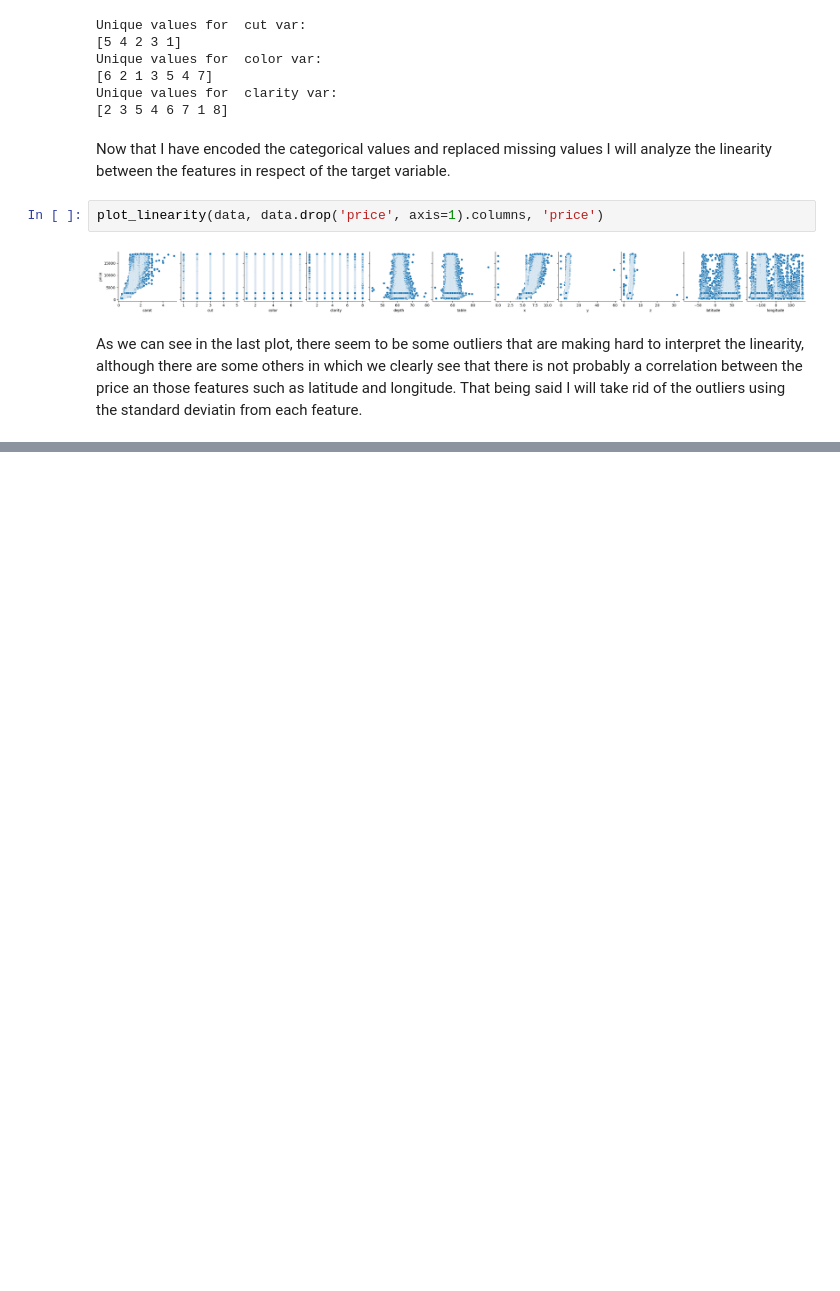
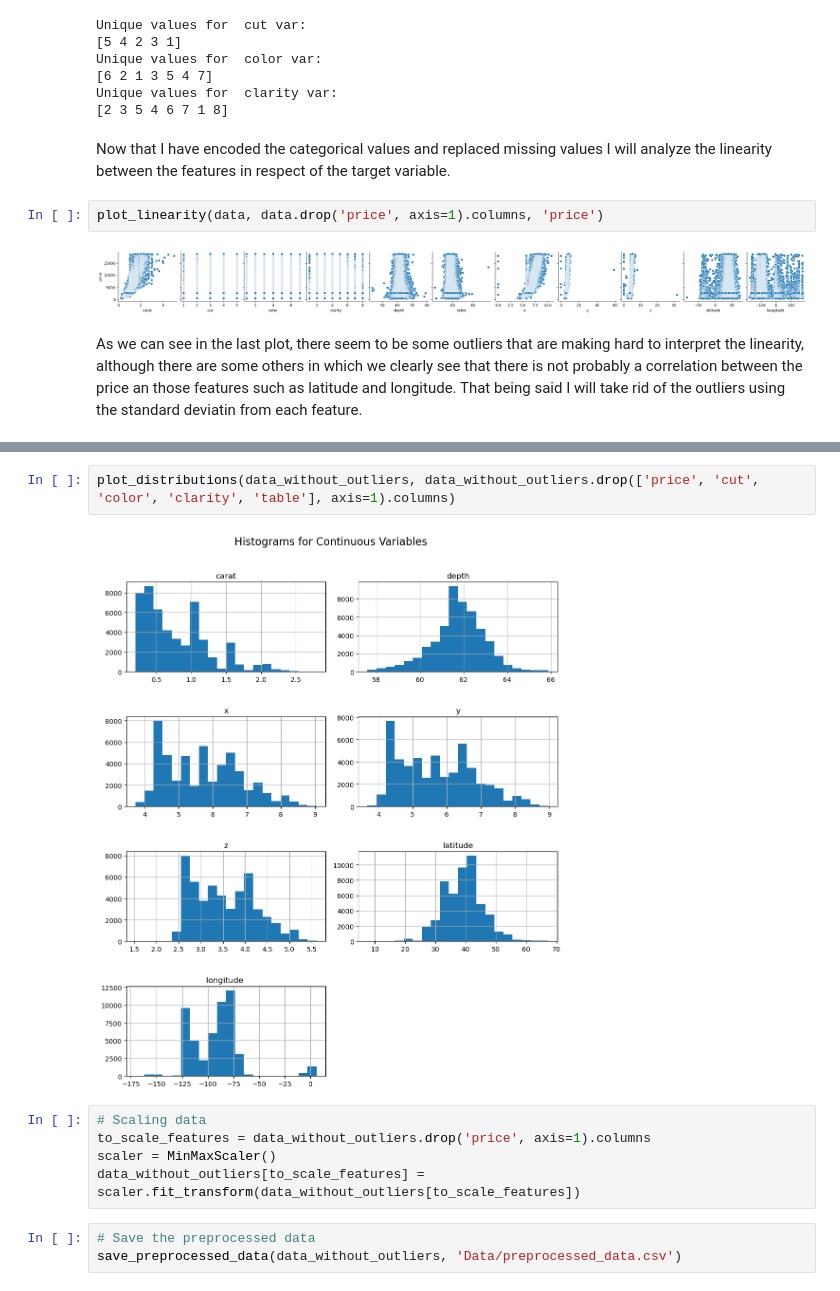
Before and after one commit to RafaCanedo23/The-lapidarist-problem, a Jupyter notebook: data_preprocessing.ipynb, the cells around one changed output, grey strips where cells are left out. Cells and saved outputs as stored; diff of their text form; blank space fills up the shorter version.

```diff
--- a/data_preprocessing.ipynb
+++ b/data_preprocessing.ipynb
@@ -311,0 +319,12 @@ After removing outliers we can now see some patterns in the some features, we -k
+# %%
+plot_distributions(data_without_outliers, data_without_outliers.drop(['price', 'cut', 'color', 'clarity', 'table'], axis=1).columns)
+# %% [output]
+[figure, added]
+# %%
+# Scaling data
+to_scale_features = data_without_outliers.drop('price', axis=1).columns
+scaler = MinMaxScaler()
+data_without_outliers[to_scale_features] = scaler.fit_transform(data_without_outliers[to_scale_features])
+# %%
+# Save the preprocessed data
+save_preprocessed_data(data_without_outliers, 'Data/preprocessed_data.csv')
```
Also changed, not shown: parts of 4 cells of this notebook, 2 other files.
